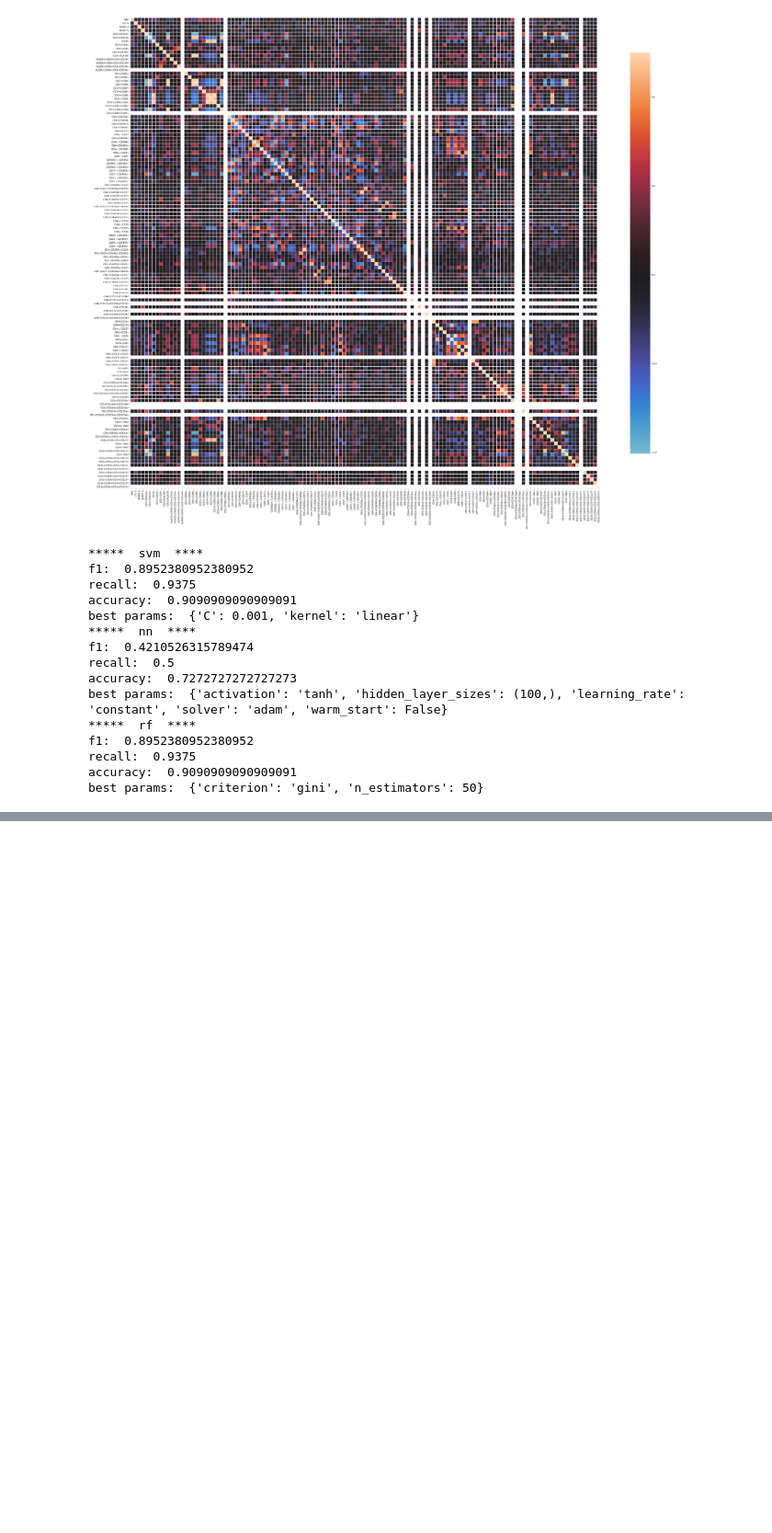
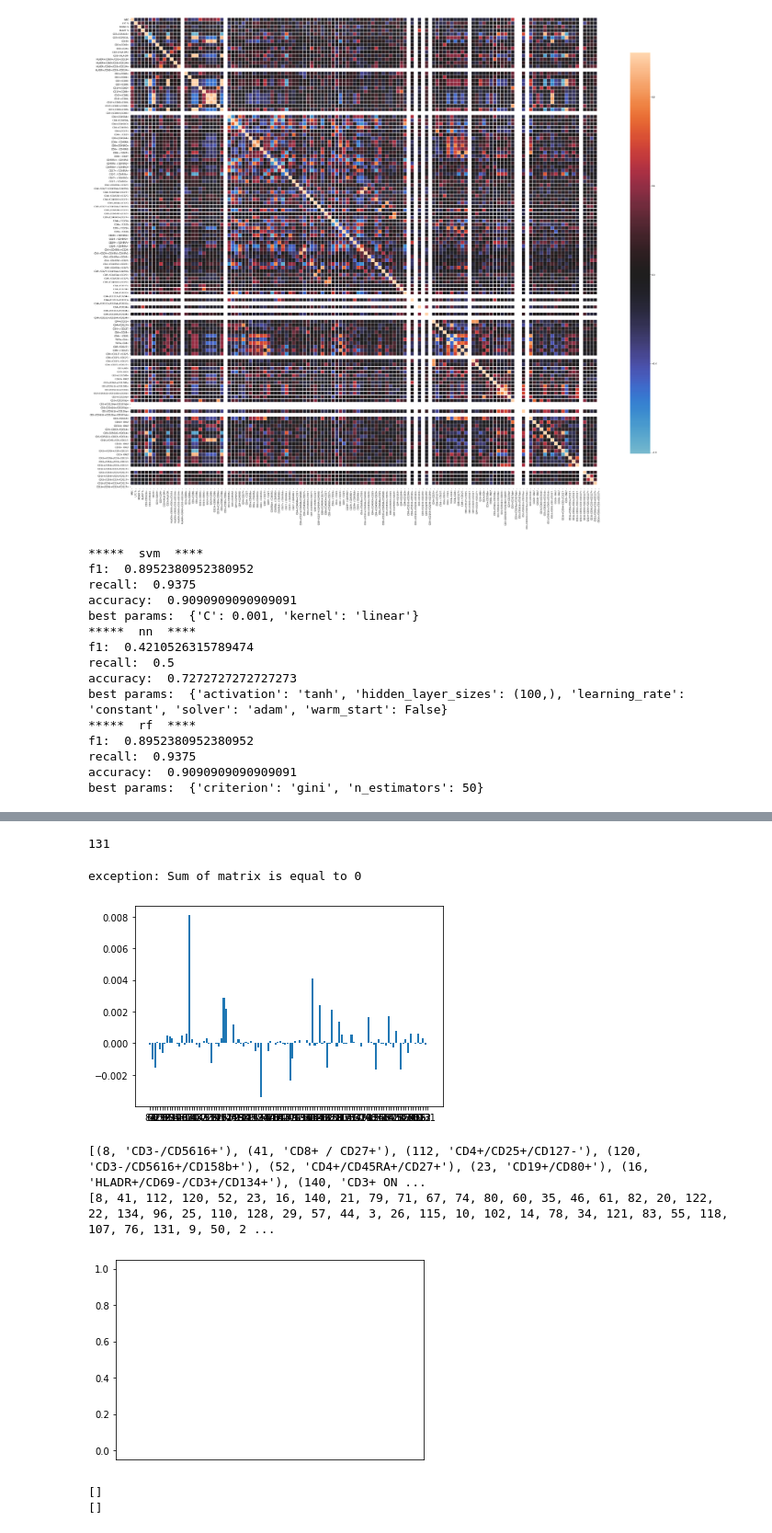
Before and after one commit to pszemkor/FSTool, a Jupyter notebook: PrometheusNotebook/FeatureSelectionNotebook.ipynb, the cells around one changed output, grey strips where cells are left out. Shown at 92% size. Saved outputs shown, nothing was run; the diff lists cells and outputs as text; code cells hidden in the pictures; blank space fills up the shorter version.

```diff
--- a/PrometheusNotebook/FeatureSelectionNotebook.ipynb
+++ b/PrometheusNotebook/FeatureSelectionNotebook.ipynb
@@ -272,0 +279,3 @@ best params:  {'criterion': 'gini', 'n_estimators': 50}
+# %%
+target_label = 'SEX'
+k = 30
@@ -272,0 +296,7 @@ best params:  {'criterion': 'gini', 'n_estimators': 50}
+# %%
+df_case = df_male
+df_control = df_female
+features_num = df_case.shape[1]
+features_num
+# %% [output]
+131
@@ -272,0 +339,56 @@ best params:  {'criterion': 'gini', 'n_estimators': 50}
+# %%
+def apply_iind(m_case, m_control, features_num, row_num, k):
+    feature_subset = sample(range(1,features_num), k)
+    try:
+        results = leave_one_out(m_case,m_control,feature_subset, row_num)
+    except Exception as e:
+        print("exception:", e)
+        results = np.repeat(np.nan, k)
+
+    return np.r_[np.array(feature_subset), results]
+# %%
+
+m = pd.read_csv("male.csv")
+m2 = pd.read_csv("female.csv")
+k = 5
+patients =  m.shape[0]
+df1 = None
+importance_per_patient = dict()
+
+feature_ind_to_name = dict()
+for i, e in enumerate(m.columns):
+    feature_ind_to_name[i] = e
+i = 1
+
+for _ in range(2):
+    features_dict = defaultdict(list)
+    for j in range(100):
+        control_res = apply_iind(m, m2, 150, i, k)
+        for r, el in enumerate(control_res):
+            if r == k:
+                break
+            ind = control_res[r + k]
+            if not np.isnan(ind):
+                features_dict[int(el)] = ind
+    features_stat = dict()
+    for k,v in features_dict.items():
+        features_stat[k] = np.median(v)
+    plt.bar(range(len(features_stat)), list(features_stat.values()), align='center')
+    plt.xticks(range(len(features_stat)), list(features_stat.keys()))
+    plt.show()
+    positive_median =list(filter(lambda x: x[1] > 0, features_stat.items()))
+    imp_list = list(map(lambda x: x[0], sorted(positive_median, key=lambda x: x[1], reverse=True)))
+    x = list()
+    for imp in imp_list:
+        x.append((imp, feature_ind_to_name[imp]))
+    print(x)
+    print(imp_list)
+    importance_per_patient[i] = features_stat
+# %% [output]
+exception: Sum of matrix is equal to 0
+[figure, added]
+[(8, 'CD3-/CD5616+'), (41, 'CD8+ / CD27+'), (112, 'CD4+/CD25+/CD127-'), (120, 'CD3-/CD5616+/CD158b+'), (52, 'CD4+/CD45RA+/CD27+'), (23, 'CD19+/CD80+'), (16, 'HLADR+/CD69-/CD3+/CD134+'), (140, 'CD3+ ON ...
+[8, 41, 112, 120, 52, 23, 16, 140, 21, 79, 71, 67, 74, 80, 60, 35, 46, 61, 82, 20, 122, 22, 134, 96, 25, 110, 128, 29, 57, 44, 3, 26, 115, 10, 102, 14, 78, 34, 121, 83, 55, 118, 107, 76, 131, 9, 50, 2 ...
+[figure, added]
+[]
+[]
```
Also changed, not shown: parts of 7 cells of this notebook.
